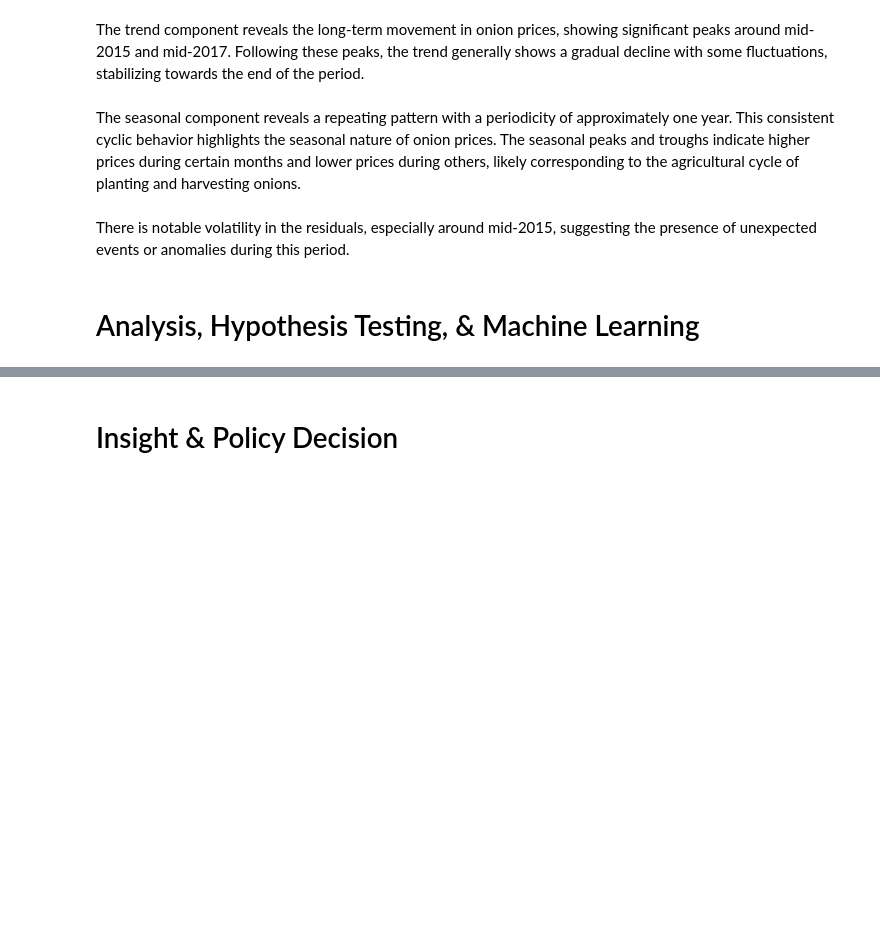
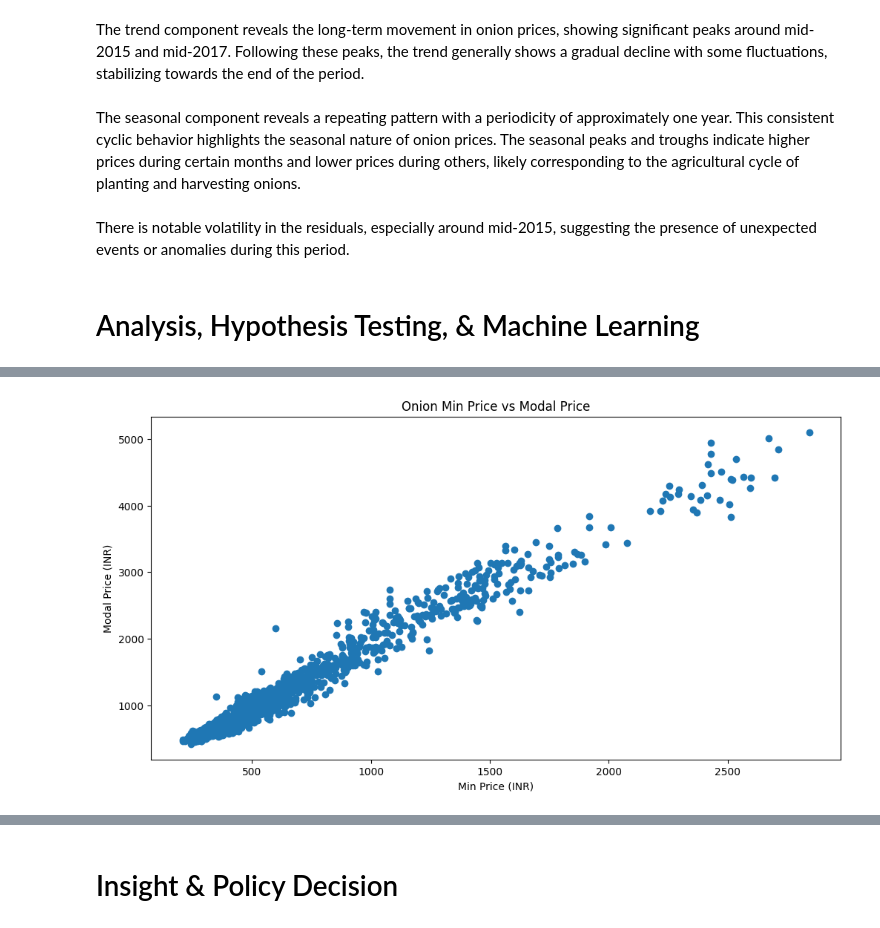
Before and after one commit to 4Delta6/4Delta6.github.io, a Jupyter notebook: final.ipynb, the cells around one changed output, grey strips where cells are left out. Drawn from its saved outputs; the diff is of its cells as text; code cells hidden in the pictures; blank space fills up the shorter version.

```diff
--- a/final.ipynb
+++ b/final.ipynb
@@ -172,0 +186,10 @@ Based on the ADF test results, with a p-value of 0.068, we fail to reject the nu
+# %%
+# scatter plots of onion prices vs month
+plt.figure(figsize=(12,6))
+plt.scatter(df['min'] , df['modal'])
+plt.xlabel("Min Price (INR)")
+plt.ylabel("Modal Price (INR)")
+plt.title("Onion Min Price vs Modal Price")
+plt.show()
+# %% [output]
+[figure, added]
```
Also changed, not shown: parts of 19 cells of this notebook.
